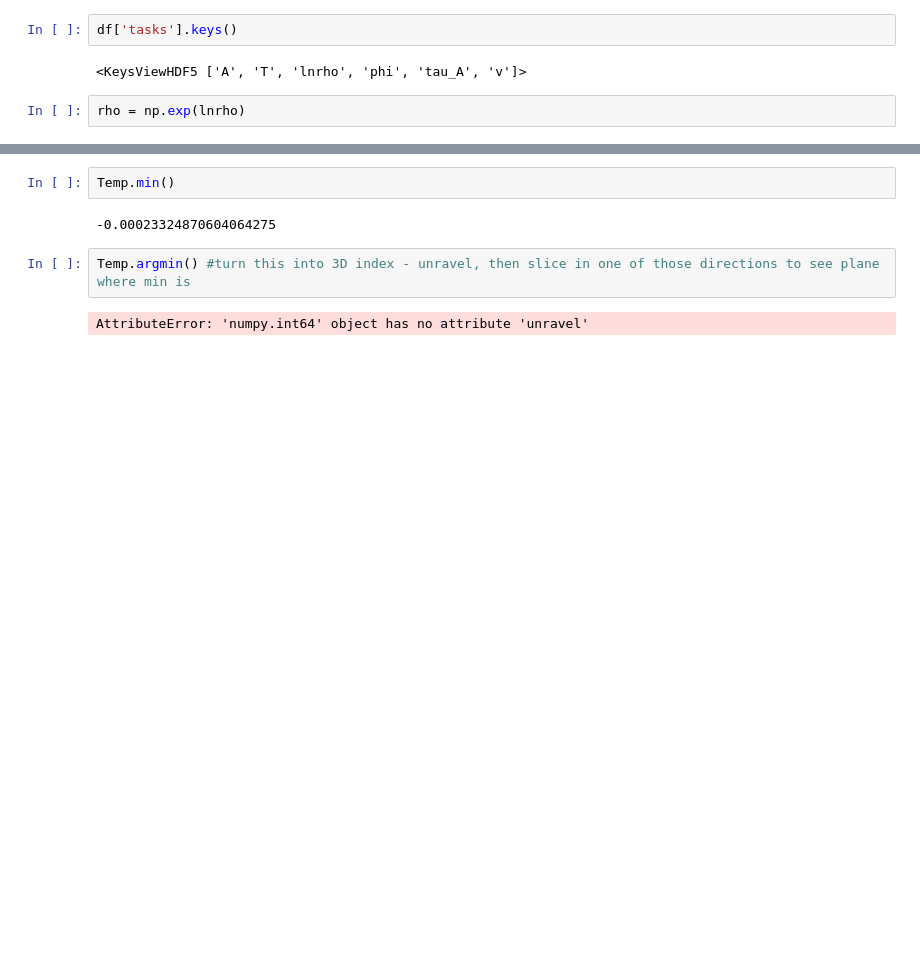
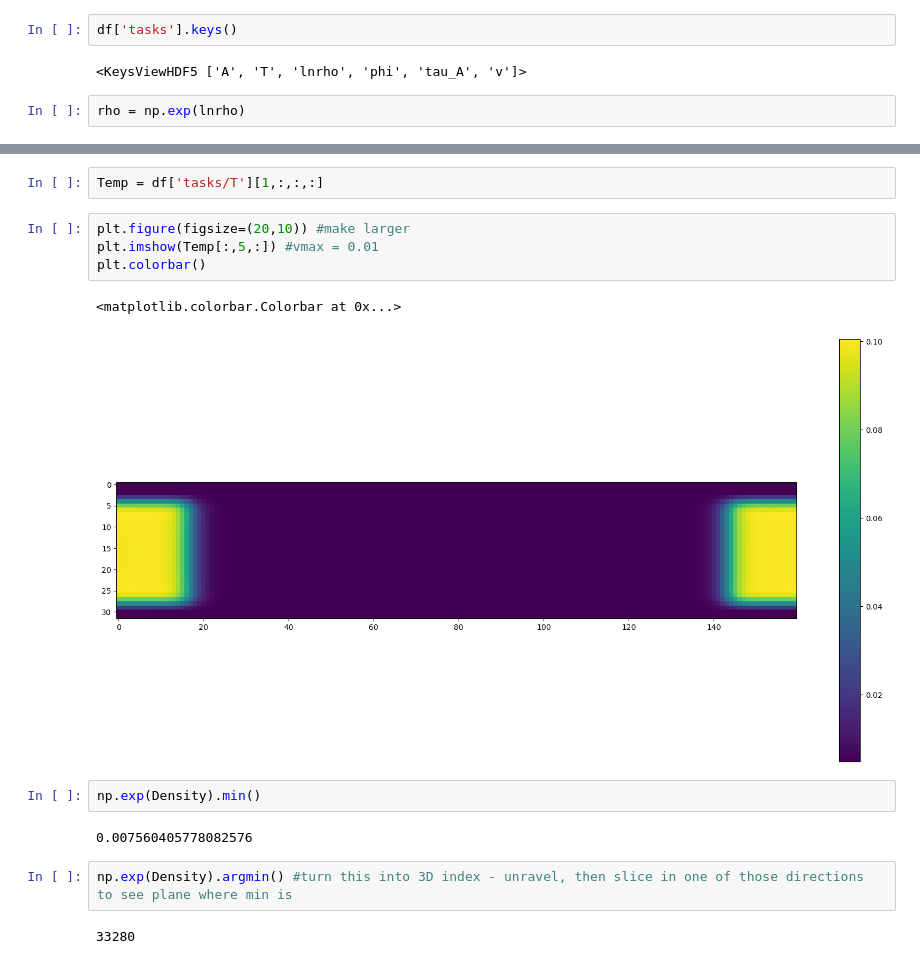
Before and after one commit to Giralaw/SSX-Simulations, a Jupyter notebook: SSX_Scenarios/SSX_plots_inics.ipynb, the cells around one changed output, grey strips where cells are left out. Saved outputs shown, nothing was run; the diff lists cells and outputs as text; blank space fills up the shorter version.

```diff
--- a/SSX_Scenarios/SSX_plots_inics.ipynb
+++ b/SSX_Scenarios/SSX_plots_inics.ipynb
@@ -75,11 +118,20 @@ plt.colorbar()
+# %%
+Temp = df['tasks/T'][1,:,:,:]
+# %%
+plt.figure(figsize=(20,10)) #make larger
+plt.imshow(Temp[:,5,:]) #vmax = 0.01
+plt.colorbar()
+# %% [output]
+<matplotlib.colorbar.Colorbar at 0x...>
+[figure, added]
 # %%
-Temp.min()
+np.exp(Density).min()
 # %% [output]
--0.00023324870604064275
+0.007560405778082576
 # %%
-Temp.argmin() #turn this into 3D index - unravel, then slice in one of those directions to see plane where min is
+np.exp(Density).argmin() #turn this into 3D index - unravel, then slice in one of those directions to see plane where min is
 # %% [output]
-AttributeError: 'numpy.int64' object has no attribute 'unravel'
+33280
 # %%
 T_fields = df_fields['tasks/T'][:]
 T_fields.min()
```
Also changed, not shown: parts of 16 cells of this notebook, 4 other files.
